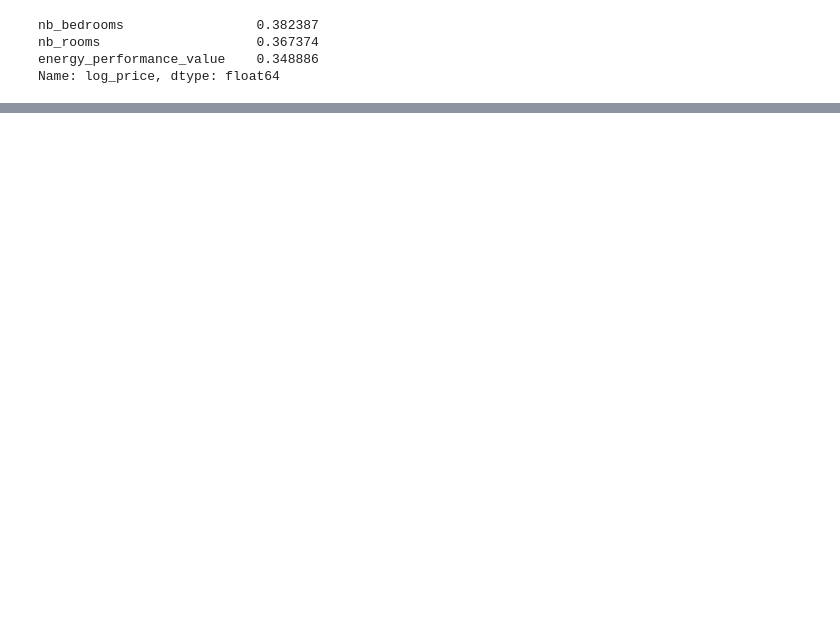
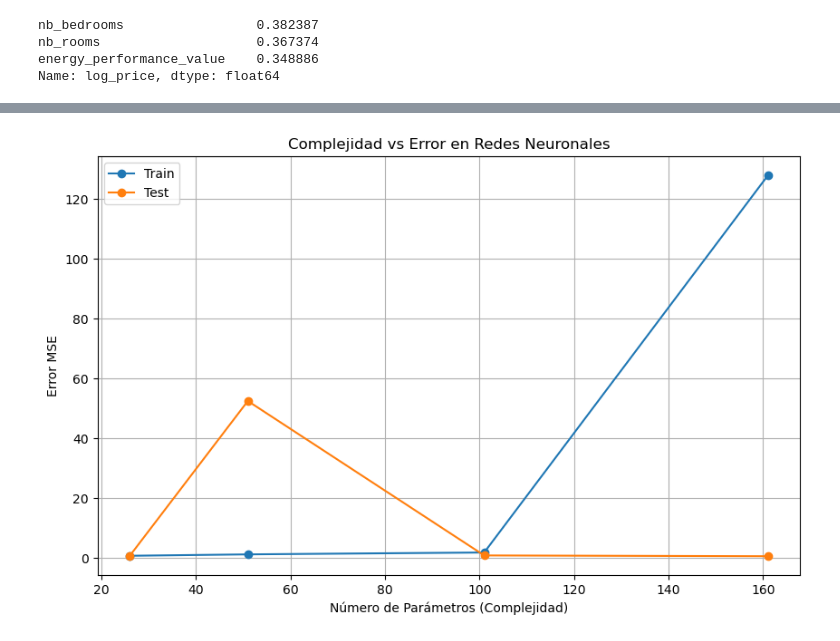
Before and after one commit to dannie-ml/Math_Deep_Learning, a Jupyter notebook: Semana_1/Reto_1_Regresion_y_RedesN.ipynb, the cells around one changed output, grey strips where cells are left out. Drawn from its saved outputs; the diff is of its cells as text; code cells hidden in the pictures; blank space fills up the shorter version.

```diff
--- a/Semana_1/Reto_1_Regresion_y_RedesN.ipynb
+++ b/Semana_1/Reto_1_Regresion_y_RedesN.ipynb
@@ -412,0 +526,4 @@ Name: log_price, dtype: float64
+# %%
+scaler = StandardScaler()
+X_train_scaled = scaler.fit_transform(X_train)
+X_test_scaled = scaler.transform(X_test)
@@ -412,0 +558,21 @@ Name: log_price, dtype: float64
+# %%
+arquitecturas = [
+    [5],
+    [10],
+    [20],
+    [10, 10],
+]
+
+resultados_nn = []
+
+for arch in arquitecturas:
+    mse_train, mse_test, params = entrena_red(arch)
+    resultados_nn.append({
+        "arquitectura": str(arch),
+        "mse_train": mse_train,
+        "mse_test": mse_test,
+        "parametros": params
+    })
+
+df_nn = pd.DataFrame(resultados_nn)
+df_nn
@@ -412,0 +585,14 @@ Name: log_price, dtype: float64
+# %%
+import matplotlib.pyplot as plt
+
+plt.figure(figsize=(10, 6))
+plt.plot(df_nn['parametros'], df_nn['mse_train'], 'o-', label="Train")
+plt.plot(df_nn['parametros'], df_nn['mse_test'], 'o-', label="Test")
+plt.xlabel("Número de Parámetros (Complejidad)")
+plt.ylabel("Error MSE")
+plt.title("Complejidad vs Error en Redes Neuronales")
+plt.legend()
+plt.grid(True)
+plt.show()
+# %% [output]
+[figure, added]
```
Also changed, not shown: parts of 14 cells of this notebook.
